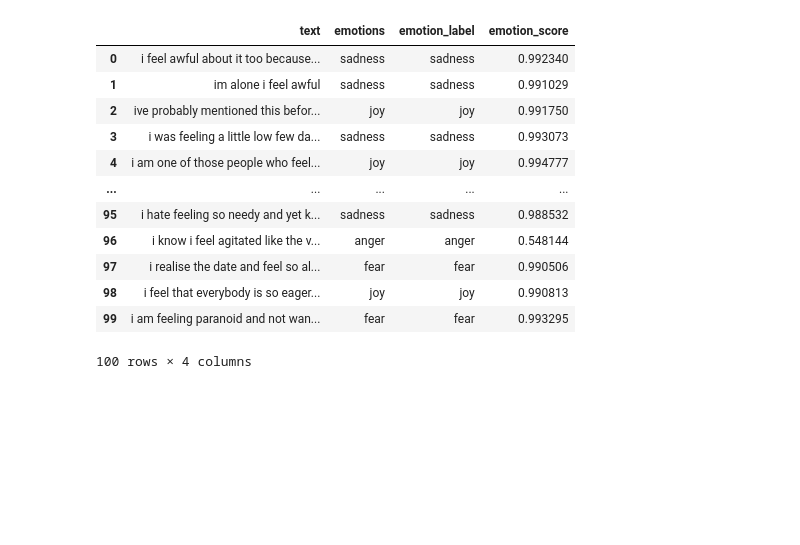
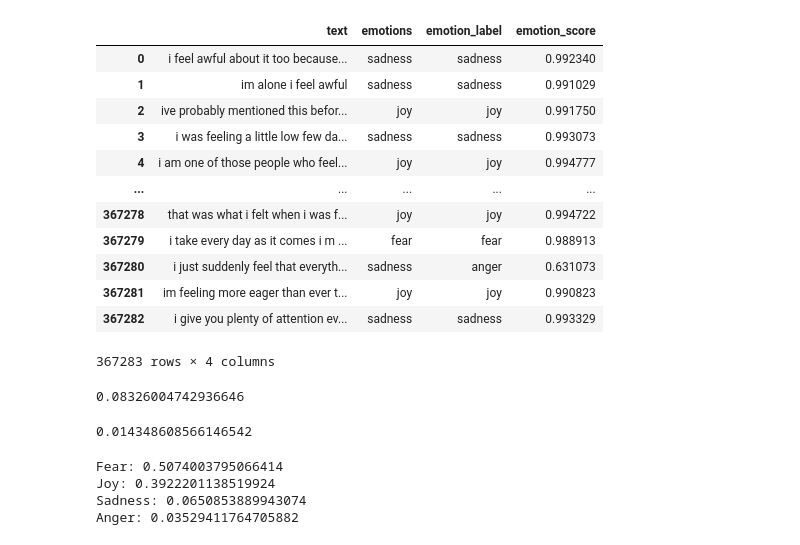
Before and after one commit to Iphled/Affective_Speech_Synthesis, a Jupyter notebook: Project/BERT/Hartmann.ipynb, the cells around one changed output. Saved outputs shown, nothing was run; the diff lists cells and outputs as text; code cells hidden in the pictures; blank space fills up the shorter version.

Commit message:
BERT-Daten annotiert

```diff
--- a/Project/BERT/Hartmann.ipynb
+++ b/Project/BERT/Hartmann.ipynb
@@ -22,5 +36,4 @@ all_texts = df["text"][:100].values.tolist()
 # %%
-
-all_emotions = model(all_texts)
+emotions1= model(texts1)
 # %%
-all_emotions
+emotions2= model(texts2)
@@ -45,20 +40,23 @@ all_emotions
+# %%
+emotions3= model(texts3)
+# %%
+emotions4= model(texts4)
 # %%
-df = pd.read_csv("data/BERT_training_data2.csv")
-df = df[:100]
+all_emotions=emotions1+emotions2+emotions3+emotions4
 df["emotion_label"] = [d["label"] for d in all_emotions]
 df["emotion_score"] = [d["score"] for d in all_emotions]
 df
 # %% [output]
 |  | text | emotions | emotion_label | emotion_score |
 | 0 | i feel awful about it too because... | sadness | sadness | 0.992340 |
 | 1 | im alone i feel awful | sadness | sadness | 0.991029 |
 | 2 | ive probably mentioned this befor... | joy | joy | 0.991750 |
 | 3 | i was feeling a little low few da... | sadness | sadness | 0.993073 |
 | 4 | i am one of those people who feel... | joy | joy | 0.994777 |
 | ... | ... | ... | ... | ... |
-| 95 | i hate feeling so needy and yet k... | sadness | sadness | 0.988532 |
-| 96 | i know i feel agitated like the v... | anger | anger | 0.548144 |
-| 97 | i realise the date and feel so al... | fear | fear | 0.990506 |
-| 98 | i feel that everybody is so eager... | joy | joy | 0.990813 |
-| 99 | i am feeling paranoid and not wan... | fear | fear | 0.993295 |
+| 367278 | that was what i felt when i was f... | joy | joy | 0.994722 |
+| 367279 | i take every day as it comes i m ... | fear | fear | 0.988913 |
+| 367280 | i just suddenly feel that everyth... | sadness | anger | 0.631073 |
+| 367281 | im feeling more eager than ever t... | joy | joy | 0.990823 |
+| 367282 | i give you plenty of attention ev... | sadness | sadness | 0.993329 |
-100 rows × 4 columns
+367283 rows × 4 columns
@@ -64,0 +65,20 @@ df
+# %%
+falsche_zeilen =df.loc[df["emotions"]!=df["emotion_label"]]
+len(falsche_zeilen)/len(df["emotions"])
+# %% [output]
+0.08326004742936646
+# %%
+surprise_zeilen=df.loc[df["emotion_label"]=="surprise"]
+len(surprise_zeilen)/len(df["emotion_label"])
+# %% [output]
+0.014348608566146542
+# %%
+print("Fear: "+str(len(surprise_zeilen.loc[df["emotions"]=="fear"])/len(surprise_zeilen)))
+print("Joy: "+str(len(surprise_zeilen.loc[df["emotions"]=="joy"])/len(surprise_zeilen)))
+print("Sadness: "+str(len(surprise_zeilen.loc[df["emotions"]=="sadness"])/len(surprise_zeilen)))
+print("Anger: "+str(len(surprise_zeilen.loc[df["emotions"] == "anger"]) / len(surprise_zeilen)))
+# %% [output]
+Fear: 0.5074003795066414
+Joy: 0.3922201138519924
+Sadness: 0.0650853889943074
+Anger: 0.03529411764705882
```
Also changed, not shown: parts of 8 cells of this notebook, 1 other file.
